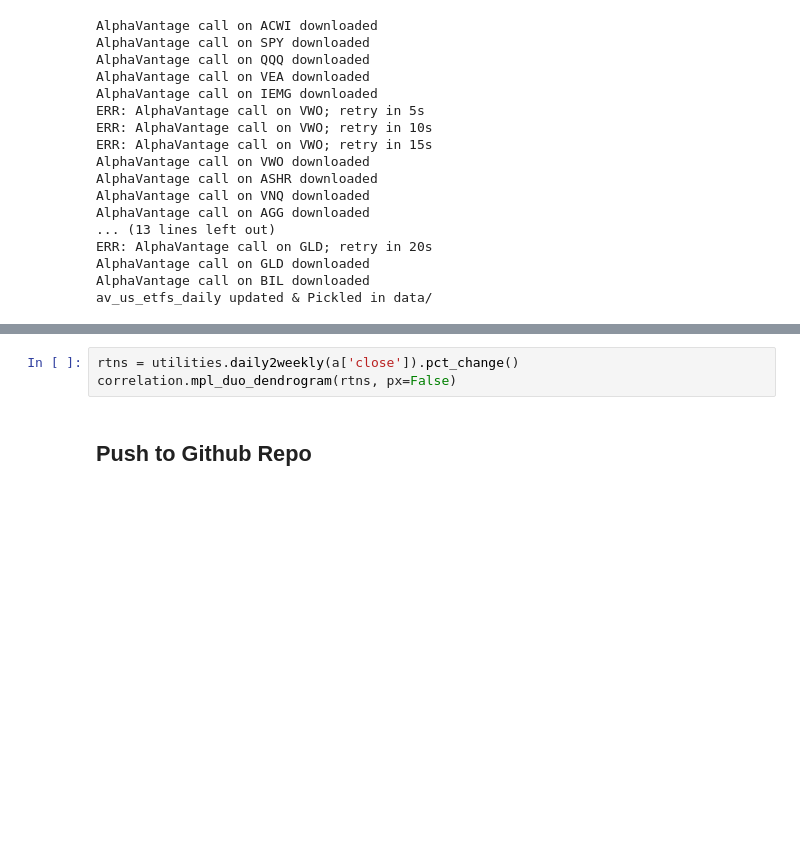
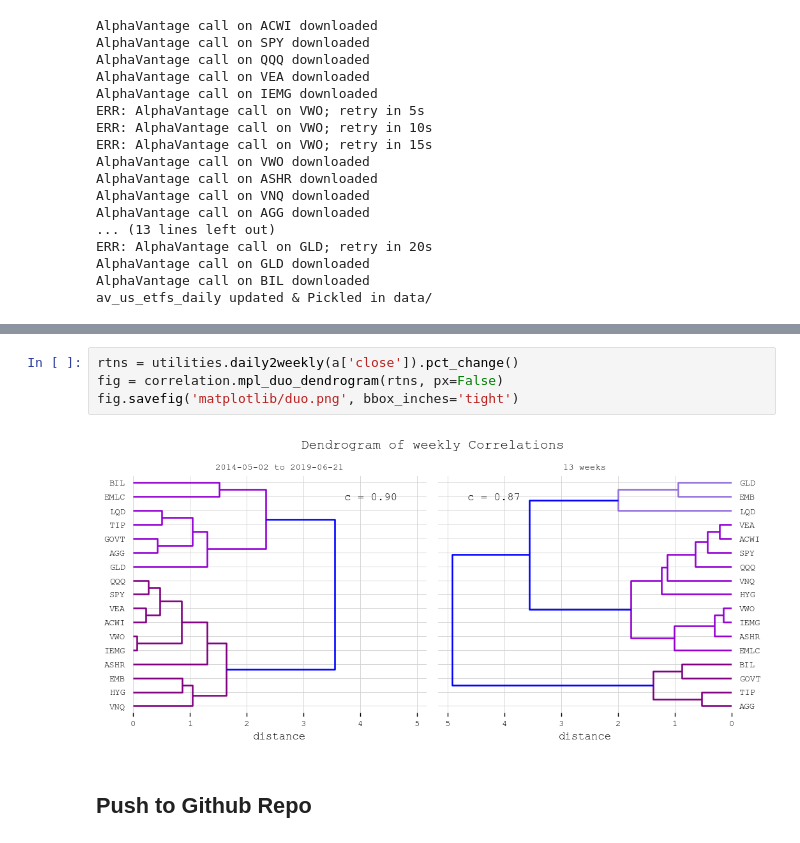
Before and after one commit to djmcnay/pandachartstore, a Jupyter notebook: update_charts.ipynb, the cells around one changed output, grey strips where cells are left out. Cells and saved outputs as stored; diff of their text form; blank space fills up the shorter version.

```diff
--- a/update_charts.ipynb
+++ b/update_charts.ipynb
@@ -88,6 +90,9 @@ py.plot(pdi.plot, filename='PlotlyHTMLexJS/principaldrivers.html',
 # %%
 rtns = utilities.daily2weekly(a['close']).pct_change()
-correlation.mpl_duo_dendrogram(rtns, px=False)
+fig = correlation.mpl_duo_dendrogram(rtns, px=False)
+fig.savefig('matplotlib/duo.png', bbox_inches='tight')
+# %% [output]
+[figure, added]
 # %% [markdown]
 ## Push to Github Repo
 # %%
```
Also changed, not shown: parts of 3 cells of this notebook, 1 other file.
